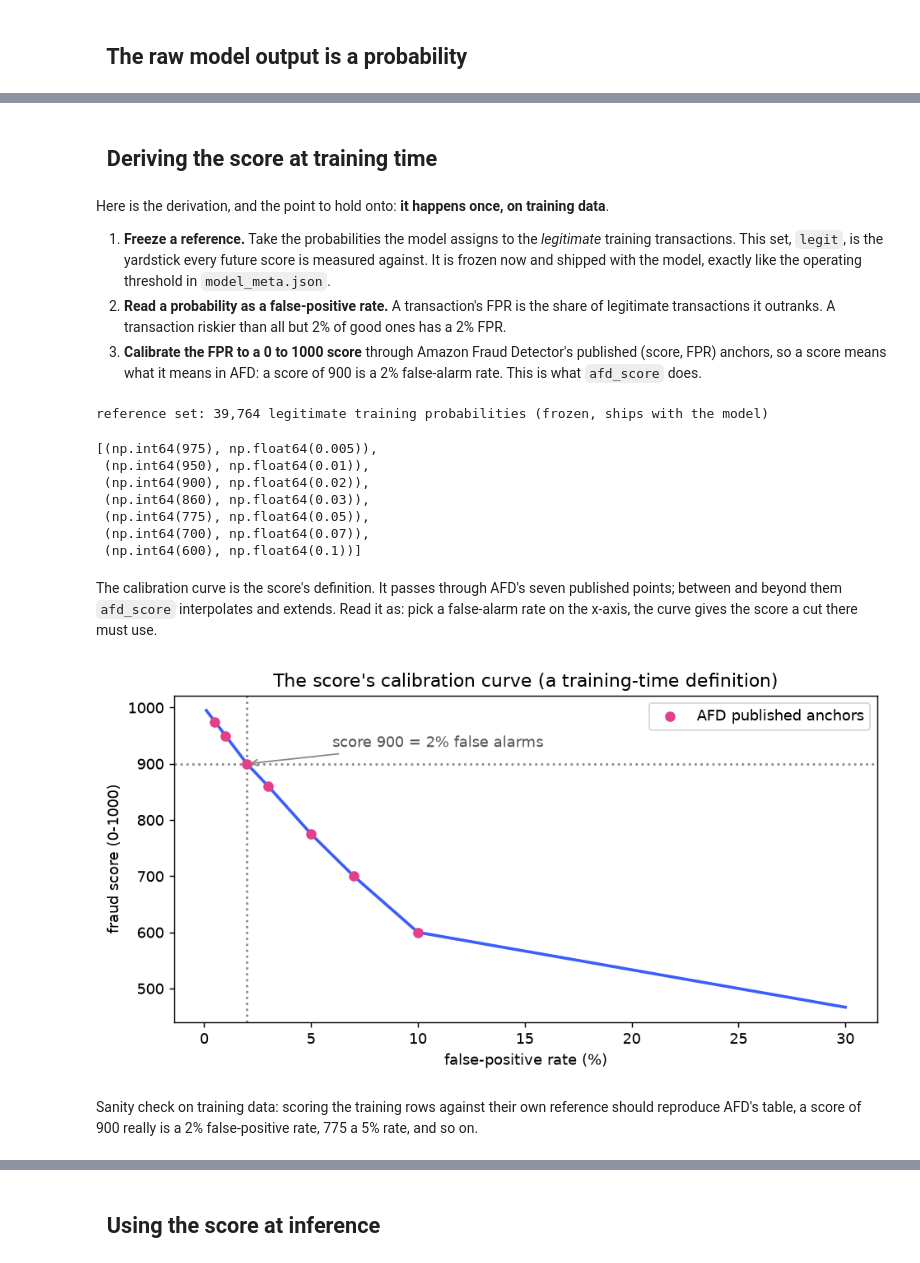
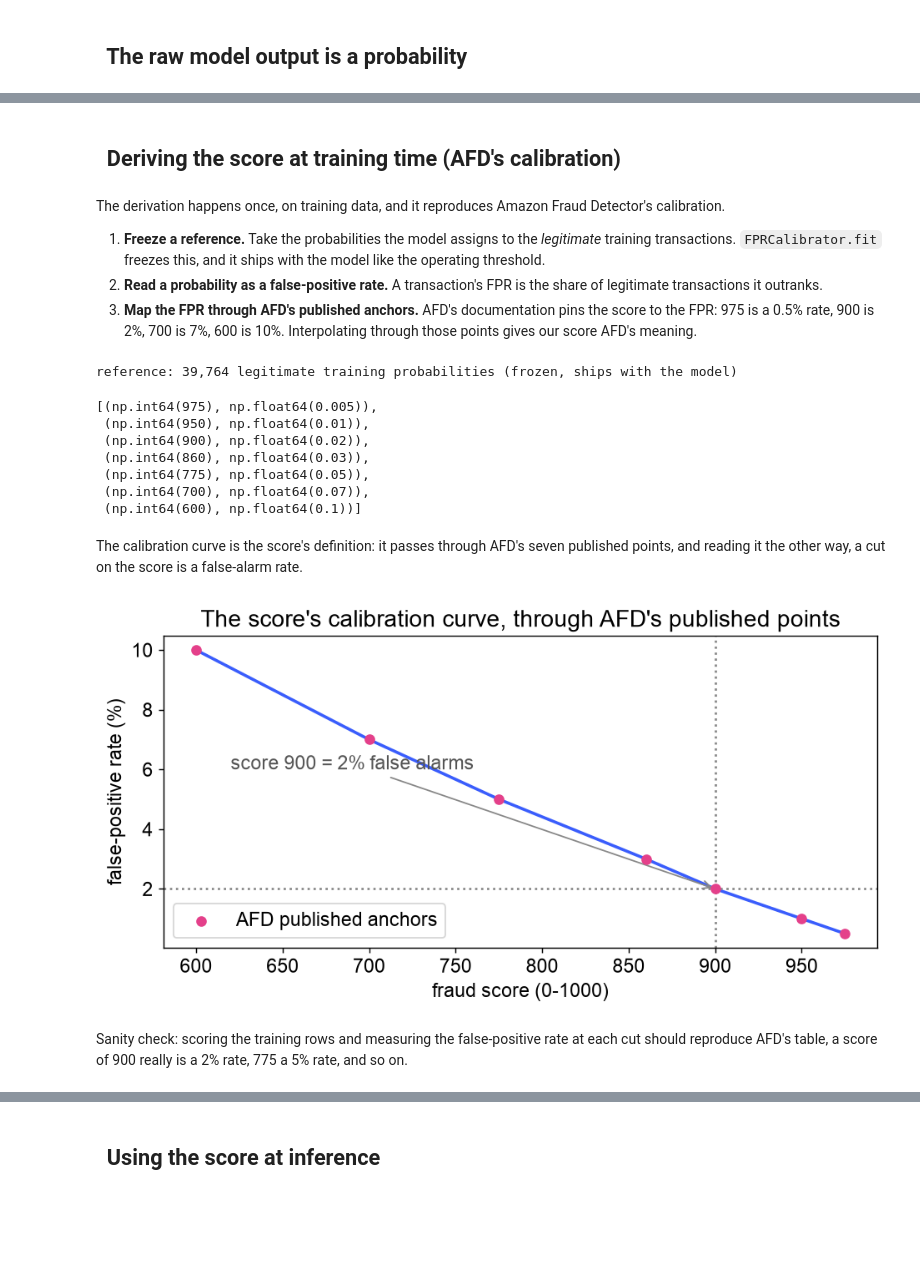
Before and after one commit to PacktPublishing/Developing-AI-ML-Solutions-on-AWS, a Jupyter notebook: code/ch-06-streaming-fraud/notebooks/score_and_drift.ipynb, the cells around one changed output, grey strips where cells are left out. Cells and saved outputs as stored; diff of their text form; code cells hidden in the pictures; blank space fills up the shorter version.

```diff
--- a/code/ch-06-streaming-fraud/notebooks/score_and_drift.ipynb
+++ b/code/ch-06-streaming-fraud/notebooks/score_and_drift.ipynb
@@ -23,16 +23,22 @@ import json
 import numpy as np
 import pandas as pd
 import matplotlib.pyplot as plt
+import matplotlib.patches as mpatches
+from scipy.stats import poisson
 from catboost import CatBoostClassifier
 from policy import (
-    afd_score,
+    FPRCalibrator,
     decide,
     AFD_FPR,
     AFD_SCORE,
-    BLOCK_CUT,
-)  # the shipped score logic
+    REVIEW_CUT,
+    FRAUD_CUT,
+    APPROVE,
+    INVESTIGATE,
+    FRAUD,
+)
 
-APPROVE, INVESTIGATE, BLOCK = "#2CA25F", "#F0A030", "#E4408A"
+plt.rcParams.update({"font.family": "Arial", "font.size": 13})
 pd.set_option("display.width", 100)
 # %% [markdown]
 Load the frozen model and the chronological split. `train.csv` is what the model learned on; `test.csv` is the held-out future it never saw, standing in for live traffic.
@@ -81,24 +86,21 @@ plt.show()
 # %% [markdown]
 <link rel="stylesheet" href="https://cdnjs.cloudflare.com/ajax/libs/font-awesome/5.15.3/css/all.min.css">
 
-<h2><i class="fas fa-brain" style="color:#18ab4b"></i>&nbsp; Deriving the score at training time</h2>
+<h2><i class="fas fa-brain" style="color:#18ab4b"></i>&nbsp; Deriving the score at training time (AFD's calibration)</h2>
 # %% [markdown]
-Here is the derivation, and the point to hold onto: **it happens once, on training data**.
+The derivation happens once, on training data, and it reproduces Amazon Fraud Detector's calibration.
 
-1. **Freeze a reference.** Take the probabilities the model assigns to the *legitimate* training transactions. This set, `legit`, is the yardstick every future score is measured against. It is frozen now and shipped with the model, exactly like the operating threshold in `model_meta.json`.
-2. **Read a probability as a false-positive rate.** A transaction's FPR is the share of legitimate transactions it outranks. A transaction riskier than all but 2% of good ones has a 2% FPR.
-3. **Calibrate the FPR to a 0 to 1000 score** through Amazon Fraud Detector's published (score, FPR) anchors, so a score means what it means in AFD: a score of 900 is a 2% false-alarm rate. This is what `afd_score` does.
+1. **Freeze a reference.** Take the probabilities the model assigns to the *legitimate* training transactions. `FPRCalibrator.fit` freezes this, and it ships with the model like the operating threshold.
+2. **Read a probability as a false-positive rate.** A transaction's FPR is the share of legitimate transactions it outranks.
+3. **Map the FPR through AFD's published anchors.** AFD's documentation pins the score to the FPR: 975 is a 0.5% rate, 900 is 2%, 700 is 7%, 600 is 10%. Interpolating through those points gives our score AFD's meaning.
 # %%
-# step 1: the reference is derived from training and then frozen
-legit_reference = p_train[train["is_fraud"].values == 0]
+calibrator = FPRCalibrator().fit(p_train, train["is_fraud"].values)
 print(
-    f"reference set: {len(legit_reference):,} legitimate training probabilities (frozen, ships with the model)"
+    f"reference: {len(calibrator.legit_):,} legitimate training probabilities (frozen, ships with the model)"
 )
-
-# AFD's published calibration anchors (from policy.py)
-list(zip(AFD_SCORE, AFD_FPR))
+list(zip(AFD_SCORE, AFD_FPR))  # AFD's published (score, FPR) anchor points
 # %% [output]
-reference set: 39,764 legitimate training probabilities (frozen, ships with the model)
+reference: 39,764 legitimate training probabilities (frozen, ships with the model)
 [(np.int64(975), np.float64(0.005)),
  (np.int64(950), np.float64(0.01)),
  (np.int64(900), np.float64(0.02)),
@@ -107,46 +109,31 @@ reference set: 39,764 legitimate training probabilities (frozen, ships with the
  (np.int64(700), np.float64(0.07)),
  (np.int64(600), np.float64(0.1))]
 # %% [markdown]
-The calibration curve is the score's definition. It passes through AFD's seven published points; between and beyond them `afd_score` interpolates and extends. Read it as: pick a false-alarm rate on the x-axis, the curve gives the score a cut there must use.
+The calibration curve is the score's definition: it passes through AFD's seven published points, and reading it the other way, a cut on the score is a false-alarm rate.
 # %%
-fpr_grid = np.linspace(0.001, 0.30, 400)
-
-
-# invert afd_score's mapping for the curve: score as a function of FPR
-def score_from_fpr(fpr):
-    """Map a false-positive rate back to the calibrated score (the inverse of afd_score)."""
-    s = np.empty_like(fpr)
-    lo = fpr <= AFD_FPR[0]
-    s[lo] = 1000 - (fpr[lo] / AFD_FPR[0]) * (1000 - AFD_SCORE[0])
-    mid = (fpr > AFD_FPR[0]) & (fpr <= AFD_FPR[-1])
-    s[mid] = np.interp(fpr[mid], AFD_FPR, AFD_SCORE)
-    hi = fpr > AFD_FPR[-1]
-    s[hi] = AFD_SCORE[-1] * (1 - fpr[hi]) / (1 - AFD_FPR[-1])
-    return s
-
-
+fpr_grid = np.linspace(0.005, 0.10, 200)
 plt.figure(figsize=(7.5, 4), dpi=130)
-plt.plot(fpr_grid * 100, score_from_fpr(fpr_grid), color="#3A5DFC", lw=2)
+plt.plot(np.interp(fpr_grid, AFD_FPR, AFD_SCORE), fpr_grid * 100, color="#3A5DFC", lw=2)
 plt.scatter(
-    AFD_FPR * 100, AFD_SCORE, color="#E4408A", zorder=5, label="AFD published anchors"
+    AFD_SCORE, AFD_FPR * 100, color="#E4408A", zorder=5, label="AFD published anchors"
 )
-plt.axhline(900, color="#888", ls=":")
-plt.axvline(2, color="#888", ls=":")
+plt.axhline(2, color="#888", ls=":")
+plt.axvline(900, color="#888", ls=":")
 plt.annotate(
     "score 900 = 2% false alarms",
-    (2, 900),
-    (6, 930),
+    (900, 2),
+    (620, 6),
     color="#555",
     arrowprops=dict(arrowstyle="->", color="#888"),
 )
-plt.xlabel("false-positive rate (%)")
-plt.ylabel("fraud score (0-1000)")
-plt.title("The score's calibration curve (a training-time definition)")
+plt.xlabel("fraud score (0-1000)")
+plt.ylabel("false-positive rate (%)")
+plt.title("The score's calibration curve, through AFD's published points")
 plt.legend()
 plt.tight_layout()
 plt.show()
 # %% [output]
-[figure, old version]
+[figure, new version]
 # %% [markdown]
-Sanity check on training data: scoring the training rows against their own reference should reproduce AFD's table, a score of 900 really is a 2% false-positive rate, 775 a 5% rate, and so on.
+Sanity check: scoring the training rows and measuring the false-positive rate at each cut should reproduce AFD's table, a score of 900 really is a 2% rate, 775 a 5% rate, and so on.
 # %%
```
Also changed, not shown: parts of 20 cells of this notebook, 12 other files.
